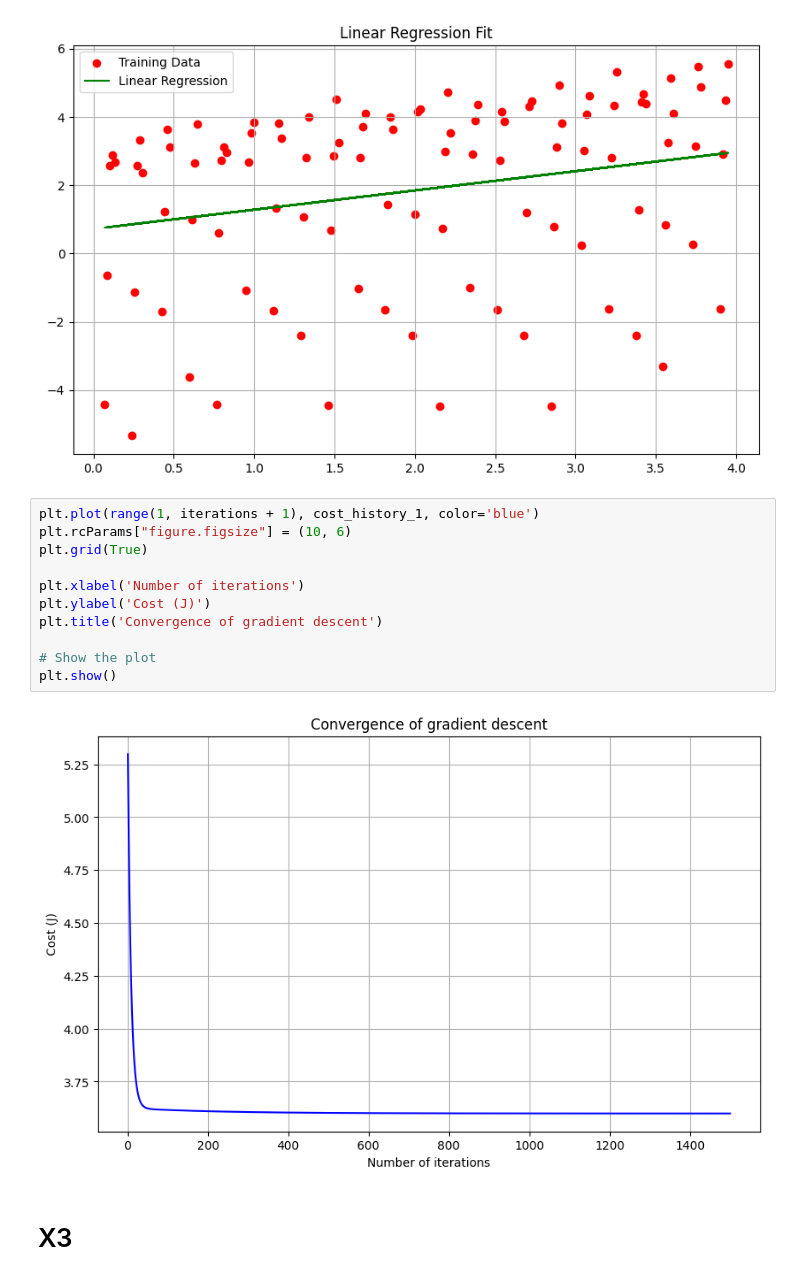
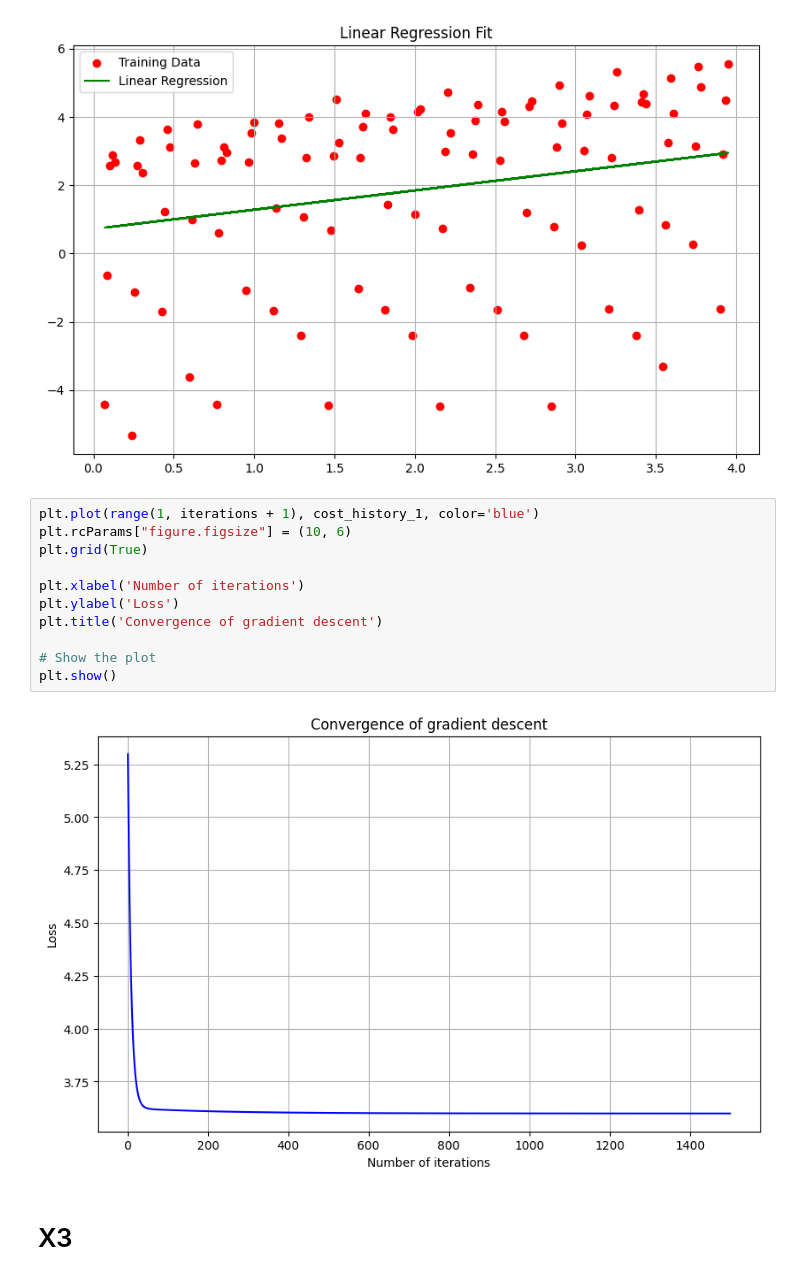
Before and after one commit to Swayyum/Intro-to-ML, a Jupyter notebook: HW1.ipynb, the cells around one changed output. Drawn from its saved outputs; the diff is of its cells as text.

```diff
--- a/HW1.ipynb
+++ b/HW1.ipynb
@@ -225,16 +225,16 @@ cost_history = [5.29831663 5.09909109 4.92356115 ... 3.5993997  3.59939955 3.599
 # %%
 plt.plot(range(1, iterations + 1), cost_history_1, color='blue')
 plt.rcParams["figure.figsize"] = (10, 6)
 plt.grid(True)
 
 plt.xlabel('Number of iterations')
-plt.ylabel('Cost (J)')
+plt.ylabel('Loss')
 plt.title('Convergence of gradient descent')
 
 # Show the plot
 plt.show()
 # %% [output]
-[figure, old version]
+[figure, new version]
 # %% [markdown]
 # X3
 # %%
```
Also changed, not shown: parts of 3 cells of this notebook.
